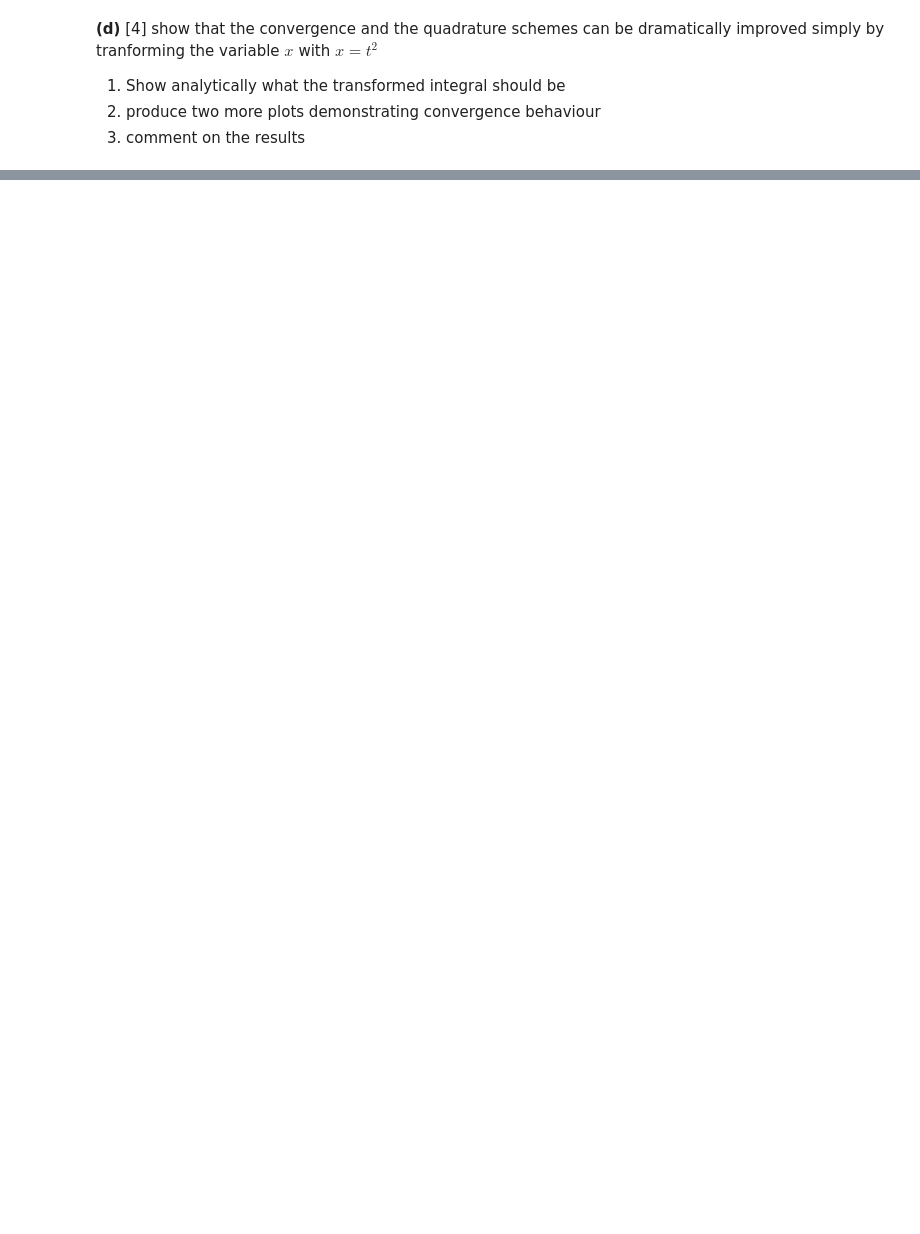
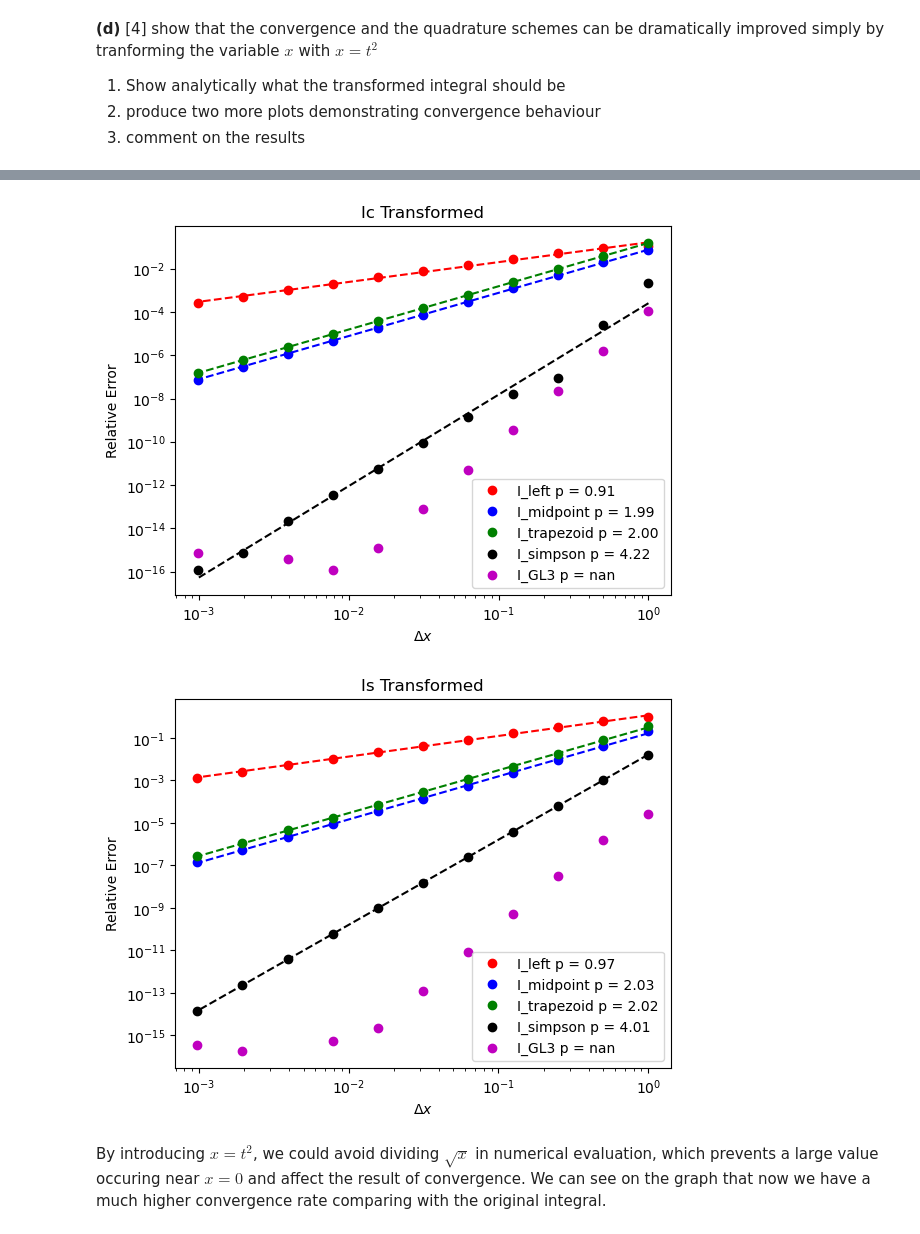
Before and after one commit to xiaoyuchen2020/intro-numerical-methods, a Jupyter notebook: hw/HW4_quad.ipynb, the cells around one changed output, grey strips where cells are left out. Cells and saved outputs as stored; diff of their text form; code cells hidden in the pictures; blank space fills up the shorter version.

```diff
--- a/hw/HW4_quad.ipynb
+++ b/hw/HW4_quad.ipynb
@@ -303,0 +368,11 @@ YOUR ANSWER HERE
+# %%
+Ic_transformed = lambda x : 2 * numpy.cos(x**2)
+Is_transformed = lambda x : 2 * numpy.sin(x**2)
+
+plot_quad_convergence(Ic_transformed, 0, 1, N, Ic_true, 'Ic Transformed')
+plot_quad_convergence(Is_transformed, 0, 1, N, Is_true, 'Is Transformed')
+# %% [output]
+[figure, added]
+[figure, added]
+# %% [markdown]
+By introducing $x = t^2$, we could avoid dividing $\sqrt{x}$ in numerical evaluation, which prevents a large value occuring near $x = 0$ and affect the result of convergence. We can see on the graph that now we have a much higher convergence rate comparing with the original integral.
```
Also changed, not shown: parts of 23 cells of this notebook, 1 other file.
